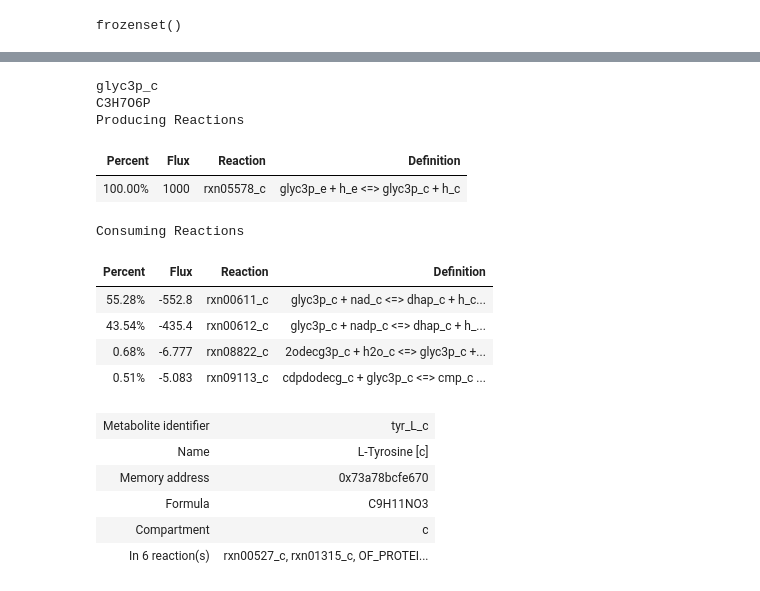
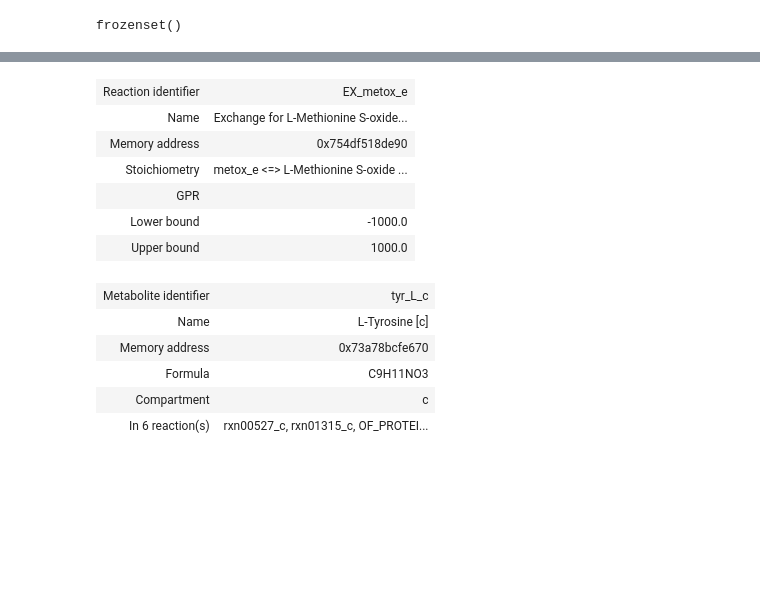
Before and after one commit to BondonMickael/M_xanthus-E_coli-Predation, a Jupyter notebook: notebooks/test_model.ipynb, the cells around one changed output, grey strips where cells are left out. Cells and saved outputs as stored; diff of their text form; code cells hidden in the pictures; blank space fills up the shorter version.

```diff
--- a/notebooks/test_model.ipynb
+++ b/notebooks/test_model.ipynb
@@ -438,19 +435,15 @@ Secretion
 | thr_L_e | EX_thr_L_e | -988.1 | 4 | 2.69% |
 | val_L_e | EX_val_L_e | -964.9 | 5 | 3.29% |
 # %%
-M_xanthus.metabolites.glyc3p_c.summary()
+M_xanthus.reactions.EX_metox_e
 # %% [output]
-glyc3p_c
-C3H7O6P
-Producing Reactions
-| Percent | Flux | Reaction | Definition |
-| 100.00% | 1000 | rxn05578_c | glyc3p_e + h_e <=> glyc3p_c + h_c |
+| Reaction identifier | EX_metox_e |
+| Name | Exchange for L-Methionine S-oxide... |
+| Memory address | 0x754df518de90 |
+| Stoichiometry | metox_e <=> L-Methionine S-oxide ... |
+| GPR |  |
+| Lower bound | -1000.0 |
+| Upper bound | 1000.0 |
-Consuming Reactions
-| Percent | Flux | Reaction | Definition |
-| 55.28% | -552.8 | rxn00611_c | glyc3p_c + nad_c <=> dhap_c + h_c... |
-| 43.54% | -435.4 | rxn00612_c | glyc3p_c + nadp_c <=> dhap_c + h_... |
-| 0.68% | -6.777 | rxn08822_c | 2odecg3p_c + h2o_c <=> glyc3p_c +... |
-| 0.51% | -5.083 | rxn09113_c | cdpdodecg_c + glyc3p_c <=> cmp_c ... |
 # %%
 M_xanthus.metabolites.arg_L_c
 M_xanthus.metabolites.asn_L_c
```
Also changed, not shown: parts of 15 cells of this notebook, 3 other files.
